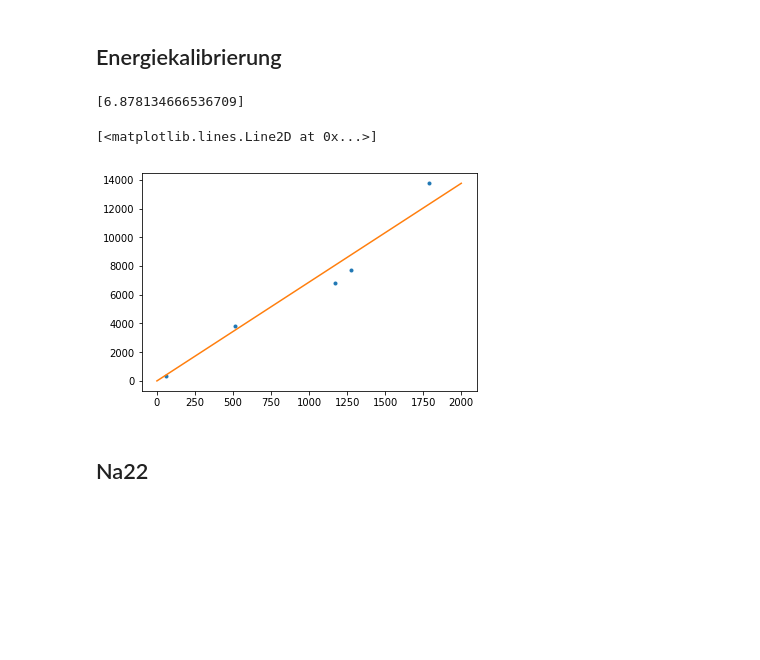
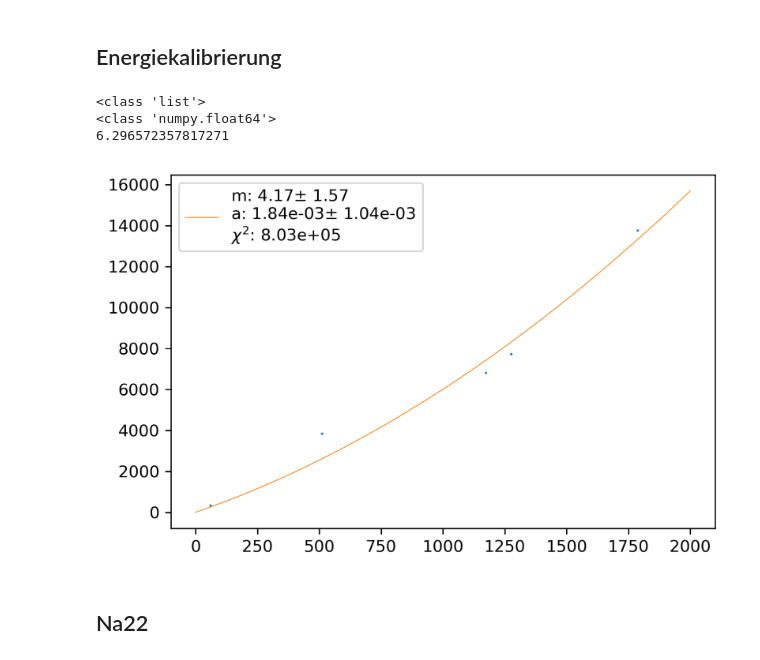
Before and after one commit to qwretz/fpraktikum, a Jupyter notebook: Hochauflösende gamma Spek/Wunderschöne Auswertung.ipynb, the cells around one changed output. Drawn from its saved outputs; the diff is of its cells as text; code cells hidden in the pictures; blank space fills up the shorter version.

Commit message:
energien nachschauen

```diff
--- a/Hochauflösende gamma Spek/Wunderschöne Auswertung.ipynb
+++ b/Hochauflösende gamma Spek/Wunderschöne Auswertung.ipynb
@@ -323,6 +323,7 @@ def fitpeaks(name,maxval,totalax,width=25,lower=0,upper=-1,totalaxlimit=500,look
     print(gmodel.param_names)
     data=correctedDataDict[name]
     peakList=[]
+    peakErrorList=[]
 
     if(upper==-1):
         upper=len(data)
@@ -337,6 +338,7 @@ def fitpeaks(name,maxval,totalax,width=25,lower=0,upper=-1,totalaxlimit=500,look
         result=gmodel.fit(data[x:y],params,x=np.array(range(x,y)))
         redchi=result.redchi
         errors=np.sqrt(np.diag(result.covar)).astype(str)
+        peakErrorList.append(errors[0])
         label=mixValsErrors(list(result.best_values.values()),errors)
         ax.set_title("Peak {}".format(colorcounter))
         ax.plot(range(x,y),result.best_fit,c="C{}".format(colorcounter),label="$\mu$: {:.4e}$\pm${:.4e} \n$\sigma$: {:.4e}$\pm${:.4e}\nA: {:.4e}$\pm${:.4e} \nb:{:.4e}$\pm${:.4e} \n $\chi^2$: {:.2f}$\pm$ ".format(*label,redchi))
@@ -344,7 +346,8 @@ def fitpeaks(name,maxval,totalax,width=25,lower=0,upper=-1,totalaxlimit=500,look
         totalax.plot(range(x,y),result.best_fit,c="C{}".format(colorcounter),label="Peak {} $\mu$: {:.4e} ".format(colorcounter,list(result.best_values.values())[0]))
         colorcounter=colorcounter+1
         peakList.append(list(result.best_values.values())[0])
-    return (grenzen,colorcounter,peakList,errors)
+    peakErrorList=np.array(peakErrorList).astype(float)
+    return (grenzen,colorcounter,peakList,peakErrorList)
 # %% [markdown]
 ## Aufgabe 5
 # %%
@@ -375,22 +371,32 @@ print(a)
 ## Energiekalibrierung
 # %%
 peaks=[]
+errors=[]
 peaks.extend(peaks1)
 peaks.extend(peaks2)
 peaks=np.array(peaks)
+
+errors.extend(errors1)
+errors.extend(errors2)
+print(type(errors))
+
 energies=[59.5409,511,1173.2,1275,1786]
-fig,ax=plt.subplots()
-ax.plot(energies,peaks,".")
-lin=lambda x,m:m*x
+fig,ax=plt.subplots(dpi=300)
+ax.errorbar(energies,peaks,fmt=".",yerr=np.array(errors),ms=1,lw=0.3)
+lin=lambda x,m,a:m*x+a*x**2
 linearModel=lm.Model(lin)
-parms=linearModel.make_params(m=10)
-result=linearModel.fit(peaks,parms,x=energies)
+parms=linearModel.make_params(m=10,a=1)
+result=linearModel.fit(peaks,parms,x=energies)#,weights=errors)
 result.fit_report()
 popt=getValues(result)
-print(popt)
+perr=getErrors(result)
+print(type(popt[0]))
 mylin=np.linspace(0,2000,10000)
-ax.plot(mylin,lin(mylin,*popt))
+ax.plot(mylin,lin(mylin,*popt),lw=0.5,label="m: {:.2f}$\pm$ {:.2f} \na: {:.2e}$\pm$ {:.2e} \n$\chi^2$: {:.2e}".format(popt[0],perr[0],popt[1],perr[1],result.redchi))
+ax.legend()
+print(6.296572357817271)
 # %% [output]
-[6.878134666536709]
+<class 'list'>
+<class 'numpy.float64'>
+6.296572357817271
-[<matplotlib.lines.Line2D at 0x...>]
-[figure, old version]
+[figure, new version]
```
Also changed, not shown: parts of 2 cells of this notebook.
